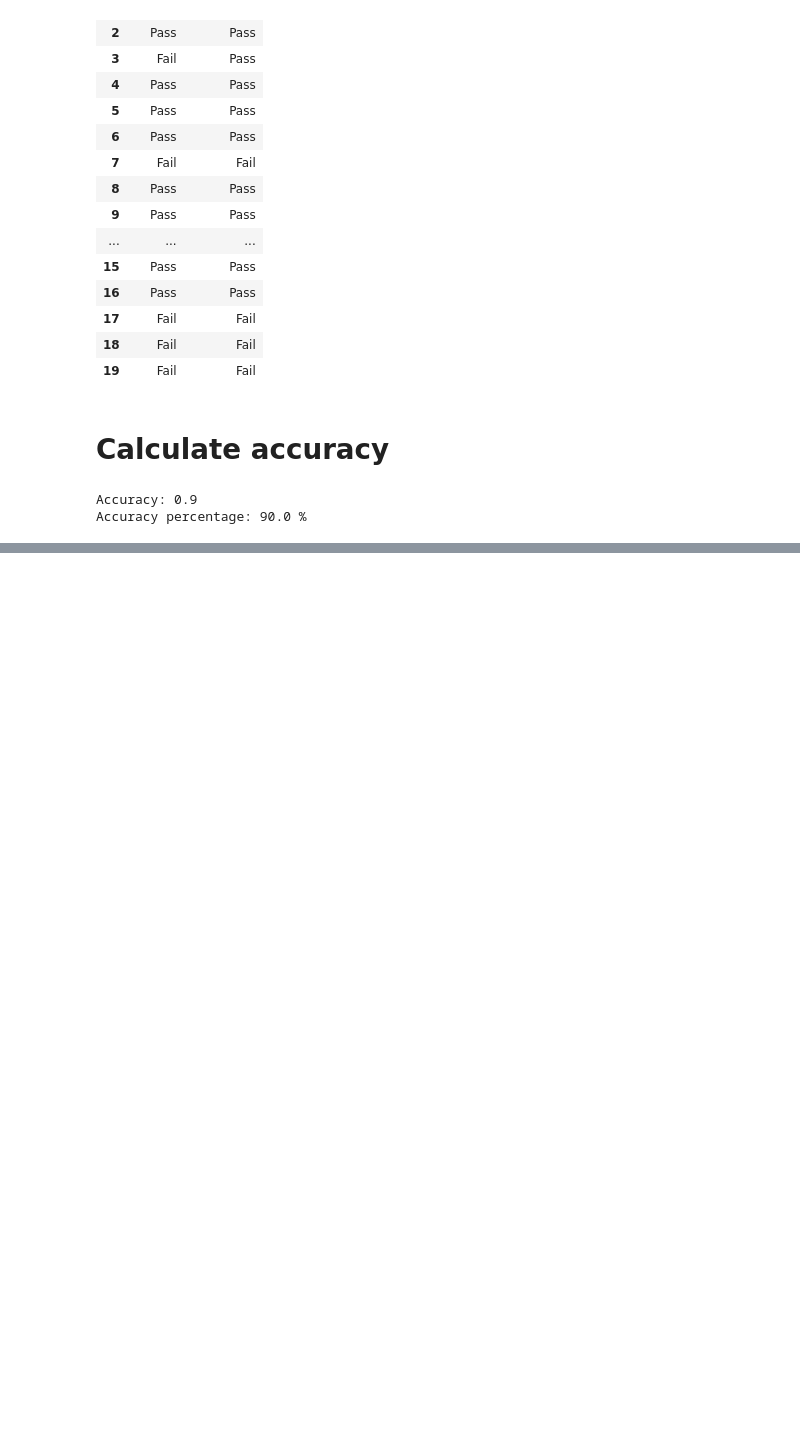
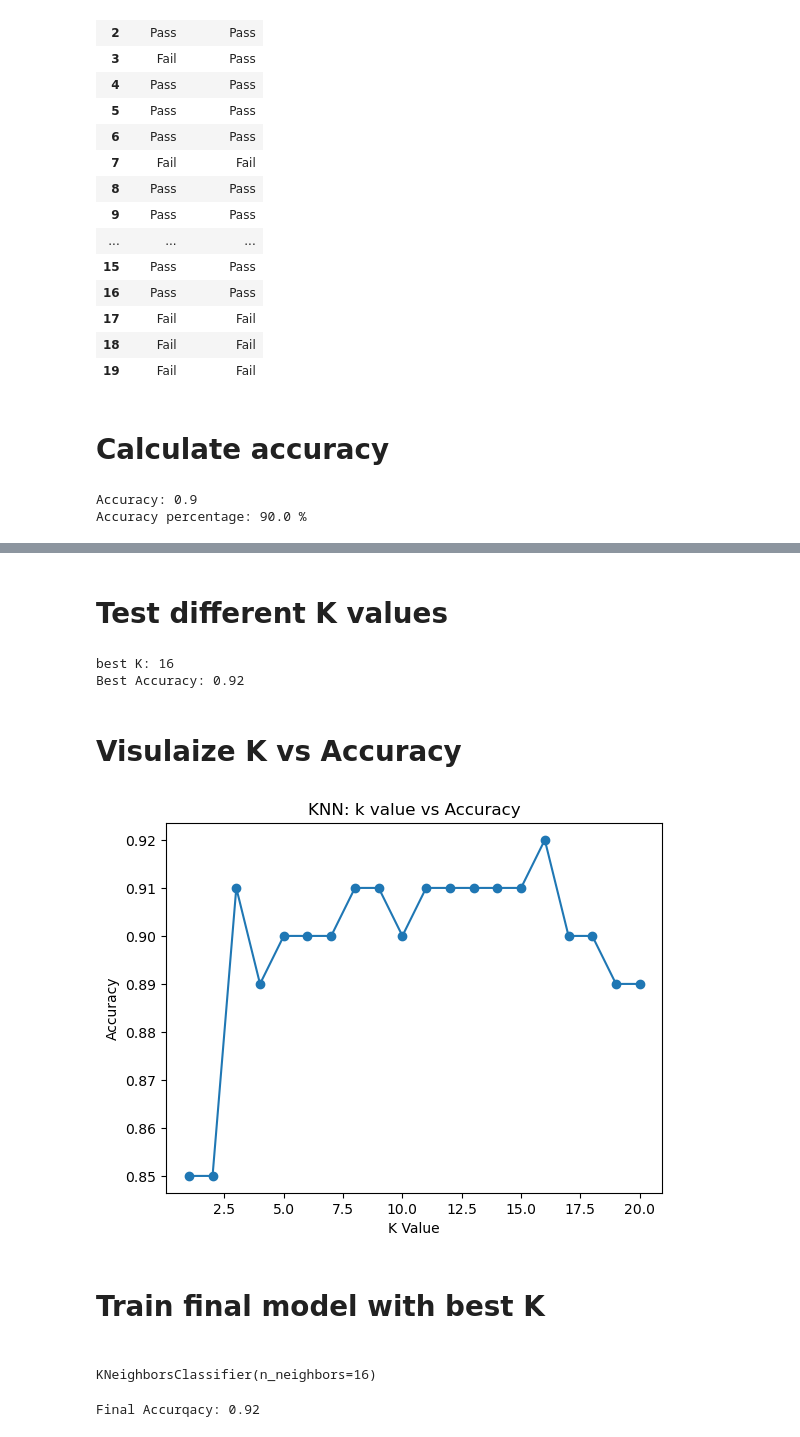
Before and after one commit to aayushma013/DataScience, a Jupyter notebook: KNN/knn.ipynb, the cells around one changed output, grey strips where cells are left out. Drawn from its saved outputs; the diff is of its cells as text; code cells hidden in the pictures; blank space fills up the shorter version.

Commit message:
Model Train

```diff
--- a/KNN/knn.ipynb
+++ b/KNN/knn.ipynb
@@ -179,0 +212,54 @@ Accuracy percentage: 90.0 %
+# %% [markdown]
+#  Test different K values
+# %%
+k_values = range(1,21)
+
+accuracies = []
+
+for k in k_values:
+
+    knn = KNeighborsClassifier(n_neighbors=k)
+
+    knn.fit(X_train_scaled, y_train)
+    y_pred = knn.predict(X_test_scaled)
+    accuracy = accuracy_score(y_test, y_pred)
+    accuracies.append(accuracy)
+# %%
+best_k = k_values[np.argmax(accuracies)]
+best_accuracy = max(accuracies)
+
+print("best K:",best_k)
+print("Best Accuracy:", best_accuracy)
+# %% [output]
+best K: 16
+Best Accuracy: 0.92
+# %% [markdown]
+#  Visulaize K vs Accuracy
+# %%
+plt.plot(k_values, accuracies, marker = "o")
+
+plt.xlabel("K Value")
+plt.ylabel("Accuracy")
+plt.title("KNN: k value vs Accuracy")
+
+plt.show()
+# %% [output]
+[figure, added]
+# %% [markdown]
+#  Train final model with best K
+# %% [markdown]
+<!--  Train final model with best k -->
+# %%
+best_knn = KNeighborsClassifier(n_neighbors=  best_k)
+
+best_knn.fit(X_train_scaled, y_train)
+# %% [output]
+KNeighborsClassifier(n_neighbors=16)
+# %%
+final_predictions = best_knn.predict(X_test_scaled)
+
+final_accuracy = accuracy_score(y_test, final_predictions)
+
+print("Final Accurqacy:", final_accuracy)
+# %% [output]
+Final Accurqacy: 0.92
```
Also changed, not shown: parts of 15 cells of this notebook, 2 other files.
